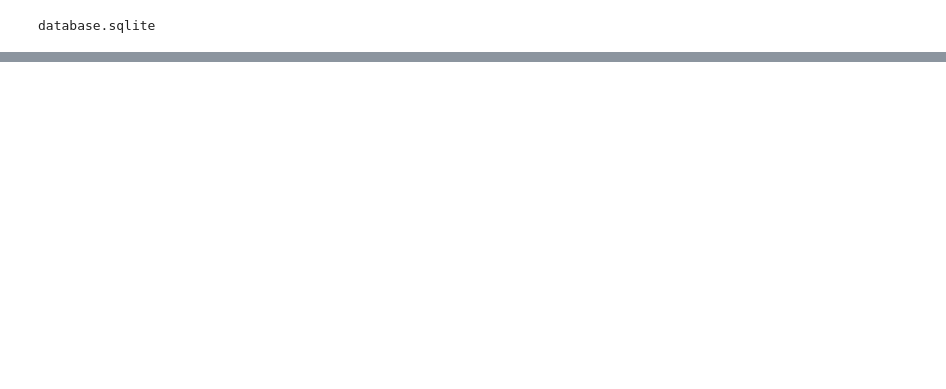
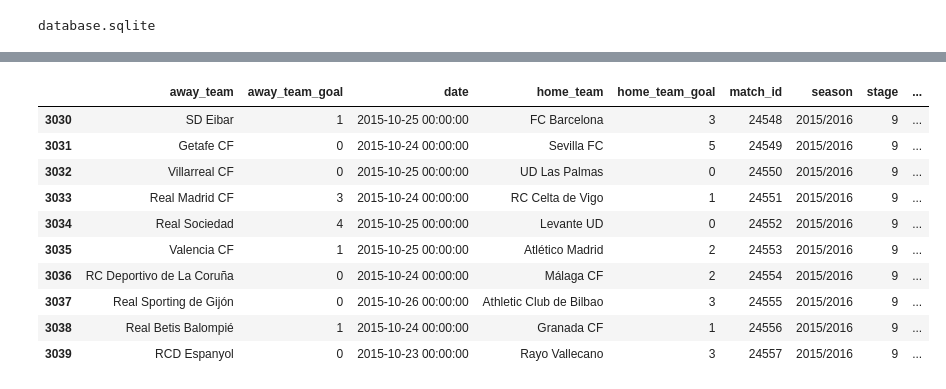
Before and after one commit to psalaberria002/machine-learning, a Jupyter notebook: projects/capstone/laliga_predictions/laliga_predictions.ipynb, the cells around one changed output, grey strips where cells are left out. Cells and saved outputs as stored; diff of their text form; code cells hidden in the pictures; blank space fills up the shorter version.

```diff
--- a/projects/capstone/laliga_predictions/laliga_predictions.ipynb
+++ b/projects/capstone/laliga_predictions/laliga_predictions.ipynb
@@ -750,0 +75,28 @@ Score of GaussianNB for test set: 0.5000.
+# %%
+# TODO: Add data for new seasons (16/17), (17/18) matches
+latest_match_data = {}
+
+latest_matches = pd.DataFrame(latest_match_data, columns=['match_id', 'season', 'stage', 'date',
+                                                          'home_team_goal', 'away_team_goal',
+                                                          'home_team','away_team'])
+latest_matches.head(20)
+
+# Add to full training data to predict current season
+matches = pd.concat([matches, latest_matches])
+matches = matches.reset_index(drop=True)
+
+# Create a full set of match data that can be used with feature engineering later
+full_matches = matches.copy()
+full_matches.tail(10)
+# %% [output]
+|  | away_team | away_team_goal | date | home_team | home_team_goal | match_id | season | stage | ... |
+| 3030 | SD Eibar | 1 | 2015-10-25 00:00:00 | FC Barcelona | 3 | 24548 | 2015/2016 | 9 | ... |
+| 3031 | Getafe CF | 0 | 2015-10-24 00:00:00 | Sevilla FC | 5 | 24549 | 2015/2016 | 9 | ... |
+| 3032 | Villarreal CF | 0 | 2015-10-25 00:00:00 | UD Las Palmas | 0 | 24550 | 2015/2016 | 9 | ... |
+| 3033 | Real Madrid CF | 3 | 2015-10-24 00:00:00 | RC Celta de Vigo | 1 | 24551 | 2015/2016 | 9 | ... |
+| 3034 | Real Sociedad | 4 | 2015-10-25 00:00:00 | Levante UD | 0 | 24552 | 2015/2016 | 9 | ... |
+| 3035 | Valencia CF | 1 | 2015-10-25 00:00:00 | Atlético Madrid | 2 | 24553 | 2015/2016 | 9 | ... |
+| 3036 | RC Deportivo de La Coruña | 0 | 2015-10-24 00:00:00 | Málaga CF | 2 | 24554 | 2015/2016 | 9 | ... |
+| 3037 | Real Sporting de Gijón | 0 | 2015-10-26 00:00:00 | Athletic Club de Bilbao | 3 | 24555 | 2015/2016 | 9 | ... |
+| 3038 | Real Betis Balompié | 1 | 2015-10-24 00:00:00 | Granada CF | 1 | 24556 | 2015/2016 | 9 | ... |
+| 3039 | RCD Espanyol | 0 | 2015-10-23 00:00:00 | Rayo Vallecano | 3 | 24557 | 2015/2016 | 9 | ... |
```
Also changed, not shown: parts of 14 cells of this notebook.
